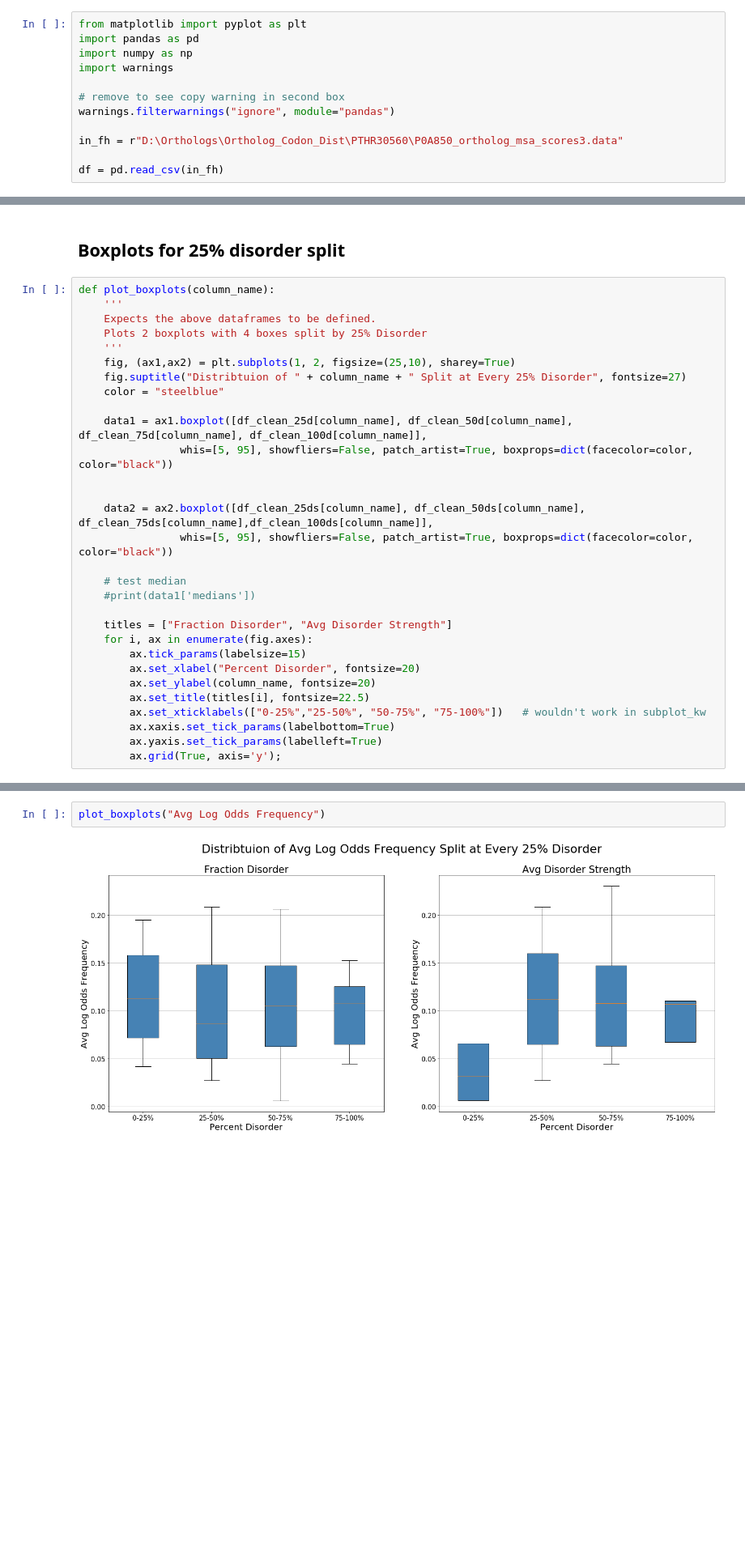
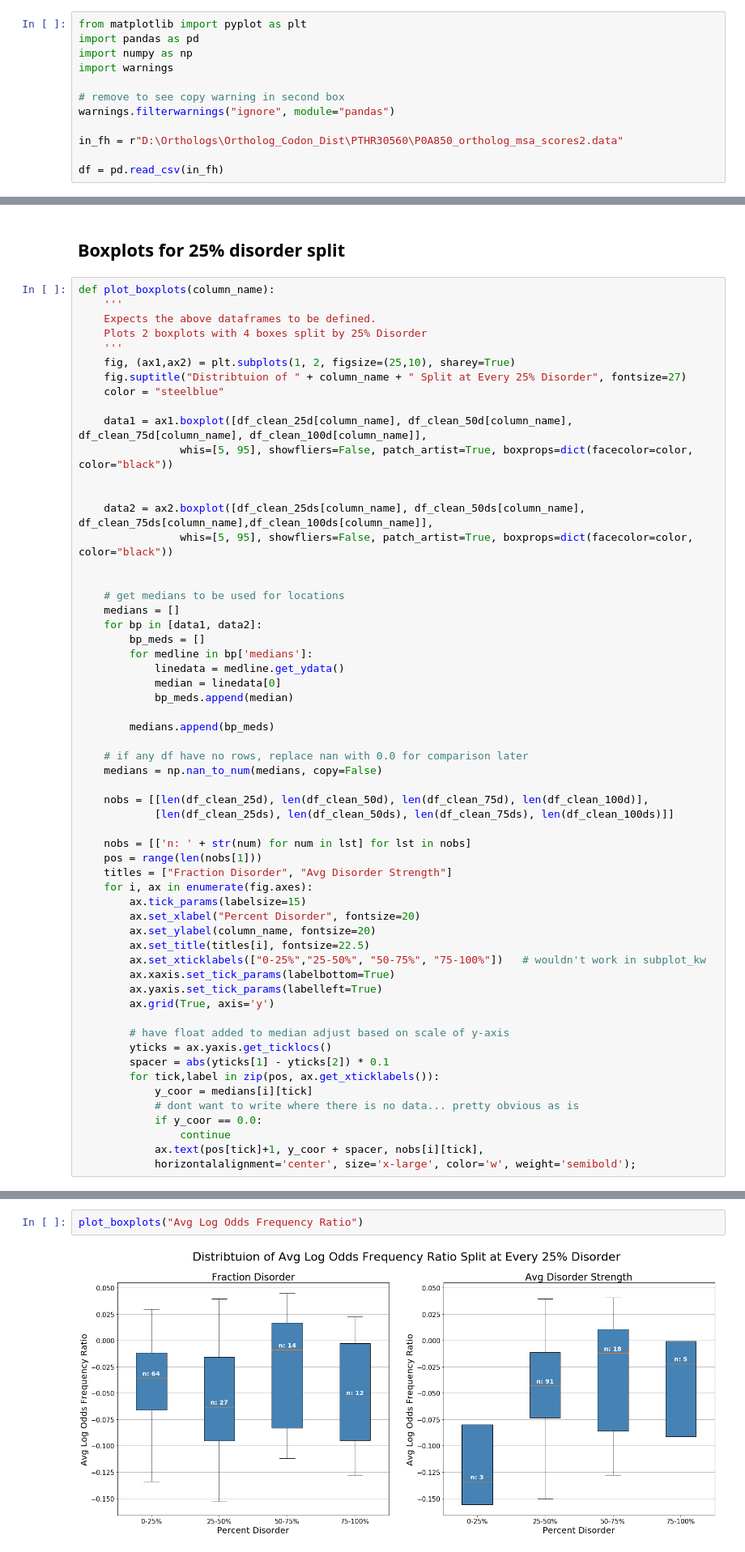
Before and after one commit to Fritos121/Codon-Usage-IDRs, a Jupyter notebook: plot_columns_P0A850.ipynb, the cells around one changed output, grey strips where cells are left out. Shown at 81% size. Drawn from its saved outputs; the diff is of its cells as text; blank space fills up the shorter version.

```diff
--- a/plot_columns_P0A850.ipynb
+++ b/plot_columns_P0A850.ipynb
@@ -11,7 +11,7 @@ import warnings
 # remove to see copy warning in second box
 warnings.filterwarnings("ignore", module="pandas")
 
-in_fh = r"D:\Orthologs\Ortholog_Codon_Dist\PTHR30560\P0A850_ortholog_msa_scores3.data"
+in_fh = r"D:\Orthologs\Ortholog_Codon_Dist\PTHR30560\P0A850_ortholog_msa_scores2.data"
 
 df = pd.read_csv(in_fh)
 # %%
@@ -692,9 +682,26 @@ def plot_boxplots(column_name):
     data2 = ax2.boxplot([df_clean_25ds[column_name], df_clean_50ds[column_name], df_clean_75ds[column_name],df_clean_100ds[column_name]],
                 whis=[5, 95], showfliers=False, patch_artist=True, boxprops=dict(facecolor=color, color="black"))
 
-    # test median
-    #print(data1['medians'])
 
+    # get medians to be used for locations
+    medians = []
+    for bp in [data1, data2]:
+        bp_meds = []
+        for medline in bp['medians']:
+            linedata = medline.get_ydata()
+            median = linedata[0]
+            bp_meds.append(median)
+
+        medians.append(bp_meds)
+
+    # if any df have no rows, replace nan with 0.0 for comparison later
+    medians = np.nan_to_num(medians, copy=False)
+
+    nobs = [[len(df_clean_25d), len(df_clean_50d), len(df_clean_75d), len(df_clean_100d)],
+            [len(df_clean_25ds), len(df_clean_50ds), len(df_clean_75ds), len(df_clean_100ds)]]
+
+    nobs = [['n: ' + str(num) for num in lst] for lst in nobs]
+    pos = range(len(nobs[1]))
     titles = ["Fraction Disorder", "Avg Disorder Strength"]
     for i, ax in enumerate(fig.axes):
         ax.tick_params(labelsize=15)
@@ -704,4 +711,15 @@ def plot_boxplots(column_name):
         ax.set_xticklabels(["0-25%","25-50%", "50-75%", "75-100%"])   # wouldn't work in subplot_kw
         ax.xaxis.set_tick_params(labelbottom=True)
         ax.yaxis.set_tick_params(labelleft=True)
-        ax.grid(True, axis='y');
+        ax.grid(True, axis='y')
+
+        # have float added to median adjust based on scale of y-axis
+        yticks = ax.yaxis.get_ticklocs()
+        spacer = abs(yticks[1] - yticks[2]) * 0.1
+        for tick,label in zip(pos, ax.get_xticklabels()):
+            y_coor = medians[i][tick]
+            # dont want to write where there is no data... pretty obvious as is
+            if y_coor == 0.0:
+                continue
+            ax.text(pos[tick]+1, y_coor + spacer, nobs[i][tick],
+            horizontalalignment='center', size='x-large', color='w', weight='semibold');
@@ -730,7 +750,7 @@ plot_boxplots("Avg Frequency Ratio")
 # %%
-plot_boxplots("Avg Log Odds Frequency")
+plot_boxplots("Avg Log Odds Frequency Ratio")
 # %% [output]
-[figure, old version]
+[figure, new version]
 # %%
 plot_boxplots("Avg Blosum62 Score")
 # %% [output]
```
Also changed, not shown: parts of 47 cells of this notebook, 2 other files.
